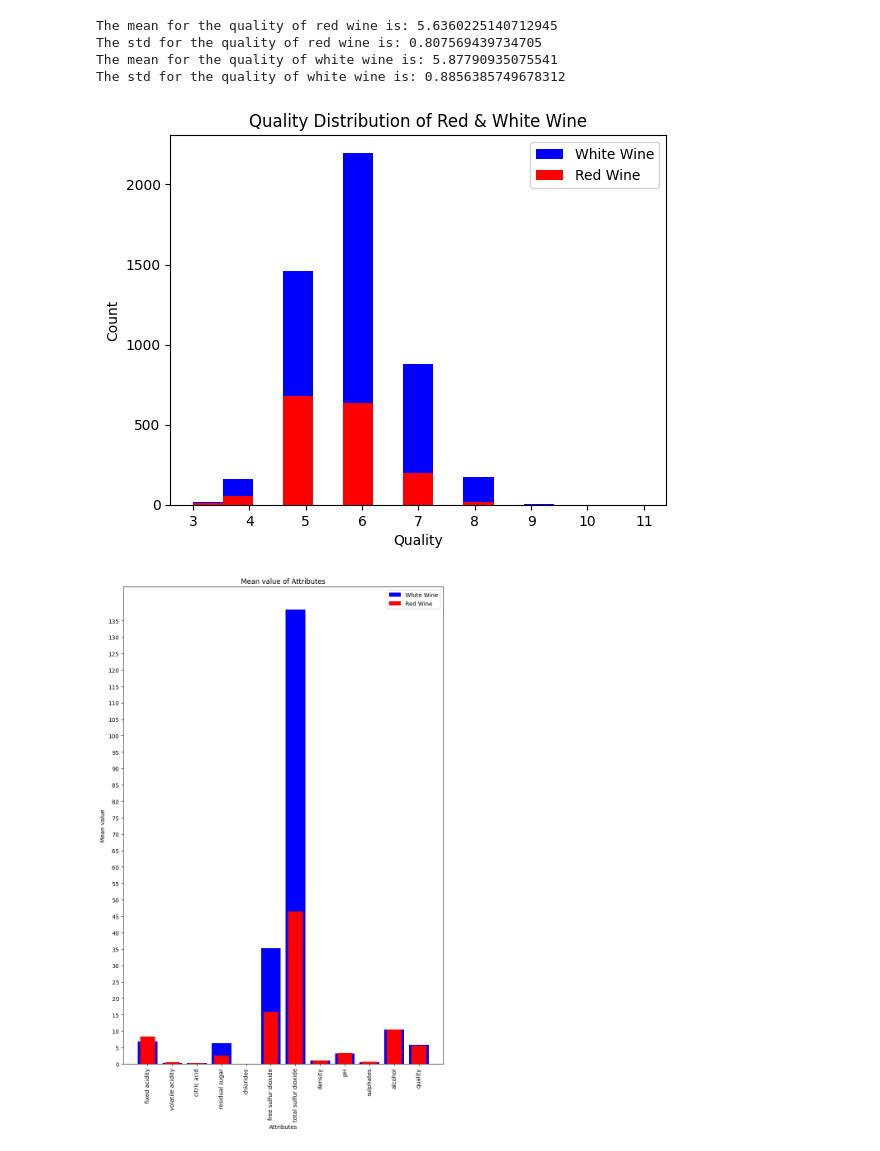
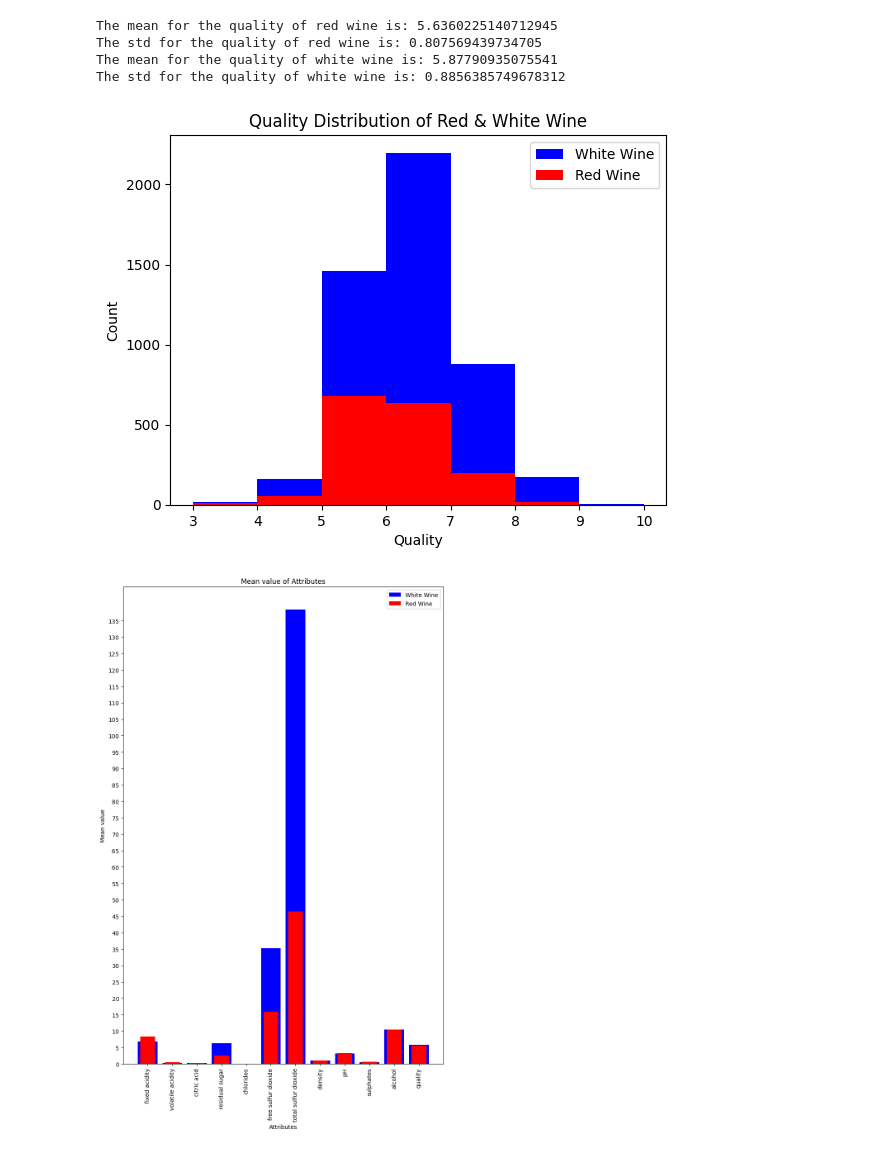
Before and after one commit to DivyeshVed/WIne-Quality, a Jupyter notebook: wine-quality.ipynb, the cells around one changed output. Cells and saved outputs as stored; diff of their text form; code cells hidden in the pictures.

```diff
--- a/wine-quality.ipynb
+++ b/wine-quality.ipynb
@@ -38,19 +38,19 @@ The std for the quality of white wine is: 0.8856385749678312
 # %%
 ##################################################
 ## COMPARING THE QUALITY OF RED AND WHITE WINES ##
 ##################################################
 # Getting the number of red wines with their respective qualities.
-plt.hist(whiteWineData['quality'], label='White Wine', color='blue', bins=np.arange(3,11,16))
-plt.hist(redWineData['quality'], label='Red Wine', color='red', bins=np.linspace(3,11,16))
+plt.hist(whiteWineData['quality'], label='White Wine', color='blue', bins=np.arange(3,11,1))
+plt.hist(redWineData['quality'], label='Red Wine', color='red', bins=np.arange(3,11,1))
 # Making the plot.
 plt.legend(loc='upper right')
 plt.xlabel('Quality')
 plt.ylabel('Count')
 plt.title('Quality Distribution of Red & White Wine')
 plt.savefig('./figures/Quality-Distribution.jpeg')
 plt.show()
 # %% [output]
-[figure, old version]
+[figure, new version]
 # %%
 ########################################################################################
 ## CREATING BAR CHARTS TO COMPARE THE MEANS OF ALL ATTRIUBUTES IN RED AND WHITE WINES ##
```
Also changed, not shown: 1 other file.
